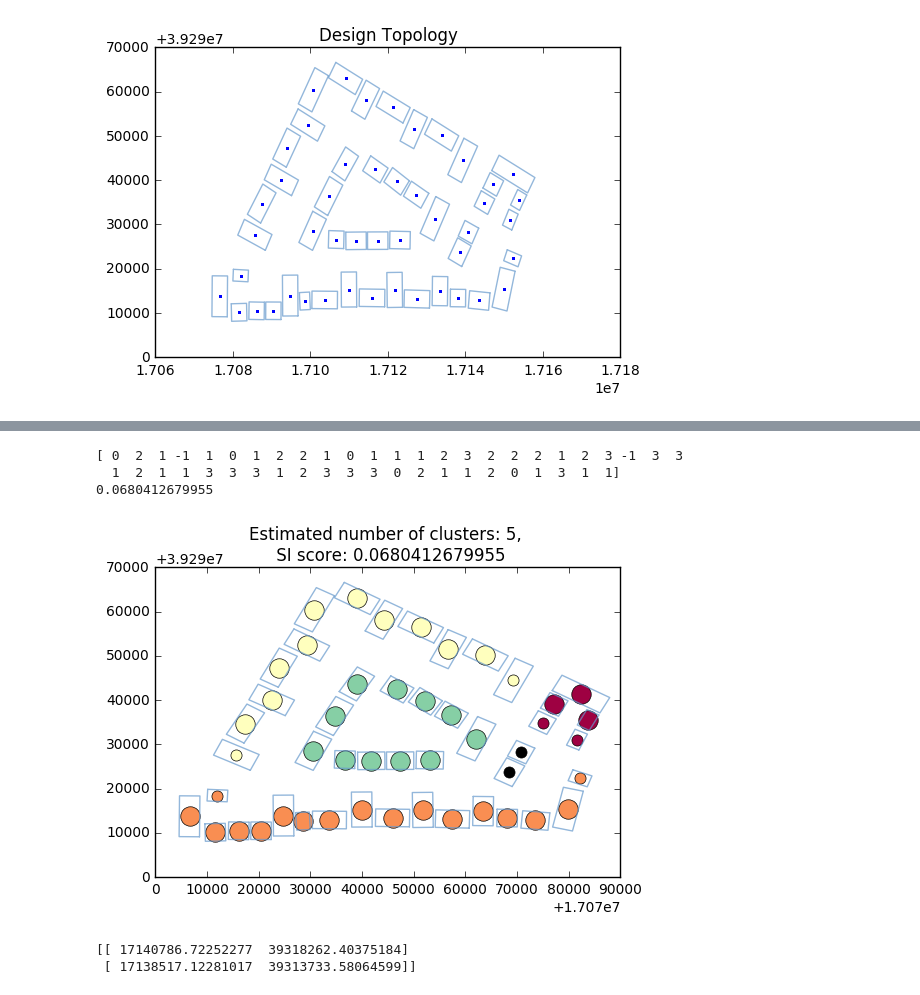
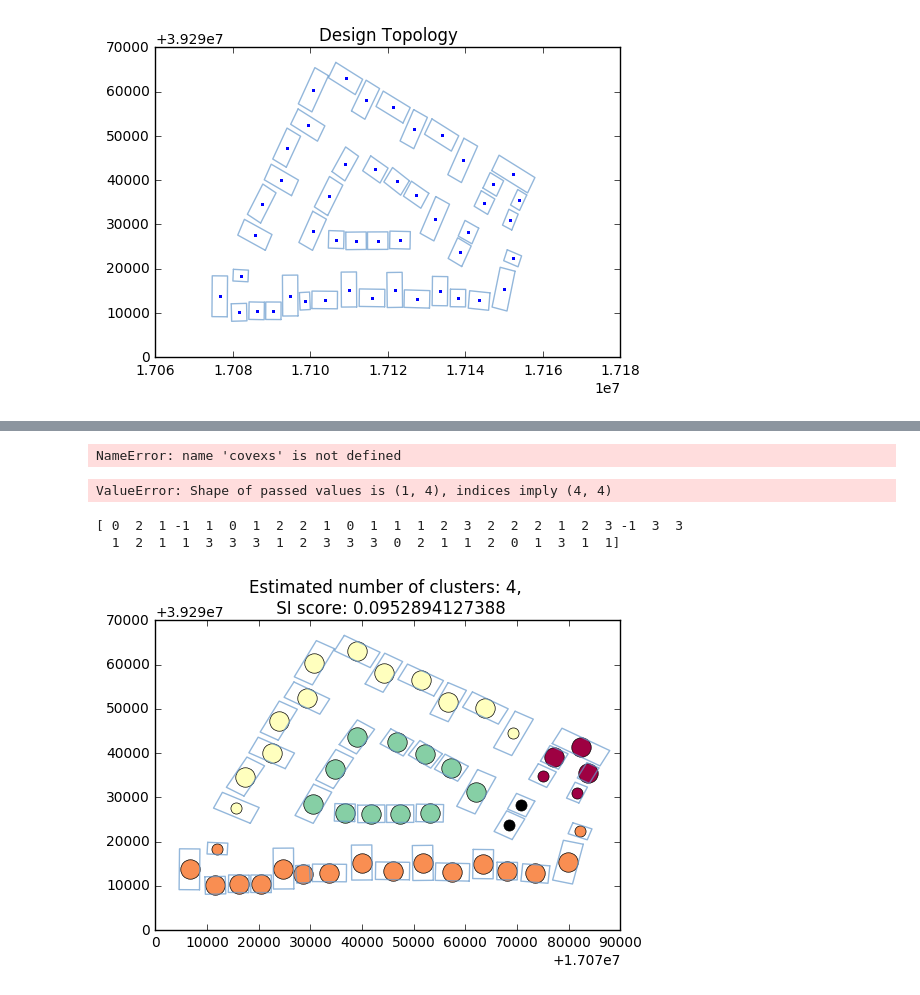
Before and after one commit to Jojohannes87/QuakitAnalysis, a Jupyter notebook: code/clustering_dis_polygon.ipynb, the cells around one changed output, grey strips where cells are left out. Cells and saved outputs as stored; diff of their text form; code cells hidden in the pictures.

Commit message:
parameter searching 1 and features  added...

```diff
--- a/code/clustering_dis_polygon.ipynb
+++ b/code/clustering_dis_polygon.ipynb
@@ -61,6 +64,7 @@ with open('../data/geometry/1.json') as f:
 # polygon_alles contains 2Dploygon and X contain centroid in 3D in shape of (47,3)
 centroid_alles = []
 polygon_alles = []
+points_alles = []
 for i,feature in enumerate(data['features']):
     if (i > 0):
 #for each cube, find the collections of all 8 points
@@ -78,10 +82,12 @@ for i,feature in enumerate(data['features']):
         convexs = list(convexs)
         centroid = [sum([x[0] for x in convexs])/8.0,sum([x[1] for x in convexs])/8.0,sum([x[2] for x in convexs])/8.0]
         centroid_alles.append(centroid)
+        points_alles.append(list(itertools.chain.from_iterable(surface_2d[0:4])))
         polygon = Polygon(surface_2d)
         polygon = shapely.geometry.polygon.orient(polygon)
         polygon_alles.append(polygon)
 X = np.matrix(centroid_alles)
+X_points = np.matrix(points_alles)
 print(X.shape)
 # %% [output]
 (47, 3)
@@ -200,45 +266,83 @@ ax.set_title('Design Topology')
+# %%
+print(covexs)
+# %% [output]
+NameError: name 'covexs' is not defined
+# %%
+# DBSCAN parameter search(Self defined)
+##
+min_per = 3
+max_per = 5
+percentile = list(np.arange(min_per,max_per,0.1))
+eps_ = []
+
+t = PrettyTable(['percentile','eps','min_sample','silhouette'])
+
+# for val in percentile:
+#     eps_.append(np.percentile(pw,val))
+min_samples_ = [2,3]
+df = pd.DataFrame([0,0,0,0],columns = ['percentile','eps','min_sample','silhouette'])
+for min_samples in min_samples_:
+    for val in percentile:
+        eps = np.percentile(pw,val)
+        dbscan = cluster.DBSCAN(
+            eps=eps,
+            min_samples=min_samples,
+            metric='precomputed')
+        labels = dbscan.fit_predict(adj_poly)
+        SI_score = metrics.silhouette_score(adj_poly,labels,metric="precomputed")
+
+        t.add_row([val,eps,min_samples,SI_score])
+        print(t)
+
+        df_val = pd.DataFrame(np.array([[val,eps,min_samples,SI_score]]),columns = ['percentile','eps','min_sample','silhouette'])
+        df.append(df_val, ignore_index=True)
+# %% [output]
+ValueError: Shape of passed values is (1, 4), indices imply (4, 4)
 # %%
+
 max_distance = np.percentile(pw,4)
 dbscan = cluster.DBSCAN(eps=max_distance,min_samples=3,metric='precomputed')
+#dbscan = cluster.DBSCAN(eps=max_distance,min_samples=3)
+
+
 labels = dbscan.fit_predict(adj_poly)
+#labels = dbscan.fit_predict(X_points)
 print(labels)
-SI_score = metrics.silhouette_score(adj_poly,labels)
-print(SI_score)
+SI_score = metrics.silhouette_score(adj_poly,labels,metric="precomputed")
+#SI_score = metrics.silhouette_score(X_points,labels)
+
+
 
 core_samples_mask = np.zeros_like(dbscan.labels_, dtype=bool)
 core_samples_mask[dbscan.core_sample_indices_] = True
 
 n_clusters_ = len(set(labels)) - (1 if -1 in labels else 0)
 # Black removed and is used for noise instead.
 unique_labels = set(labels)
 colors = plt.cm.Spectral(np.linspace(0, 1, len(unique_labels)))
 for k, col in zip(unique_labels, colors):
     if k == -1:
         # Black used for noise.
         col = 'k'
 
     class_member_mask = (labels == k)
 
     xy = X_2D[class_member_mask & core_samples_mask]
     plt.plot(xy[:, 0], xy[:, 1], 'o', markerfacecolor=col,
              markeredgecolor='k', markersize=14)
 
     xy = X_2D[class_member_mask & ~core_samples_mask]
     plt.plot(xy[:, 0], xy[:, 1], 'o', markerfacecolor=col,
              markeredgecolor='k', markersize=8)
 
 for i,poly in enumerate(polygon_alles):
     x,y = poly.exterior.xy
     plt.plot(x, y, color='#6699cc', alpha=0.7,
     linewidth=1, solid_capstyle='round', zorder=2)
 
-plt.title('Estimated number of clusters: %d, \n SI score: %s' % (n_clusters_+1,SI_score))
+plt.title('Estimated number of clusters: %d, \n SI score: %s' % (n_clusters_,SI_score))
 plt.show()
-print(xy)
 # %% [output]
 [ 0  2  1 -1  1  0  1  2  2  1  0  1  1  1  2  3  2  2  2  1  2  3 -1  3  3
   1  2  1  1  3  3  3  1  2  3  3  3  0  2  1  1  2  0  1  3  1  1]
-0.0680412679955
-[figure, old version]
+[figure, new version]
-[[ 17140786.72252277  39318262.40375184]
- [ 17138517.12281017  39313733.58064599]]
```
Also changed, not shown: parts of 7 cells of this notebook.
